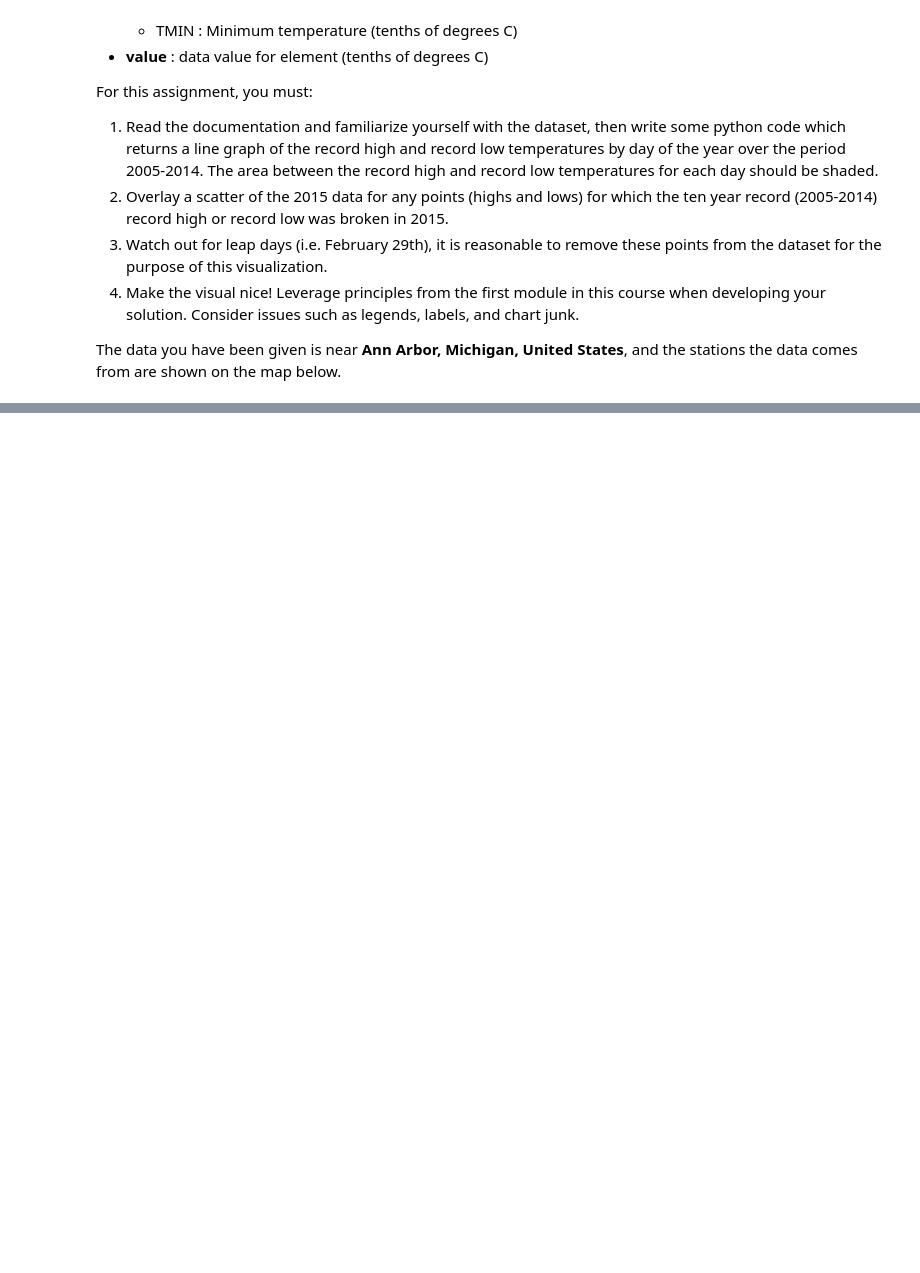
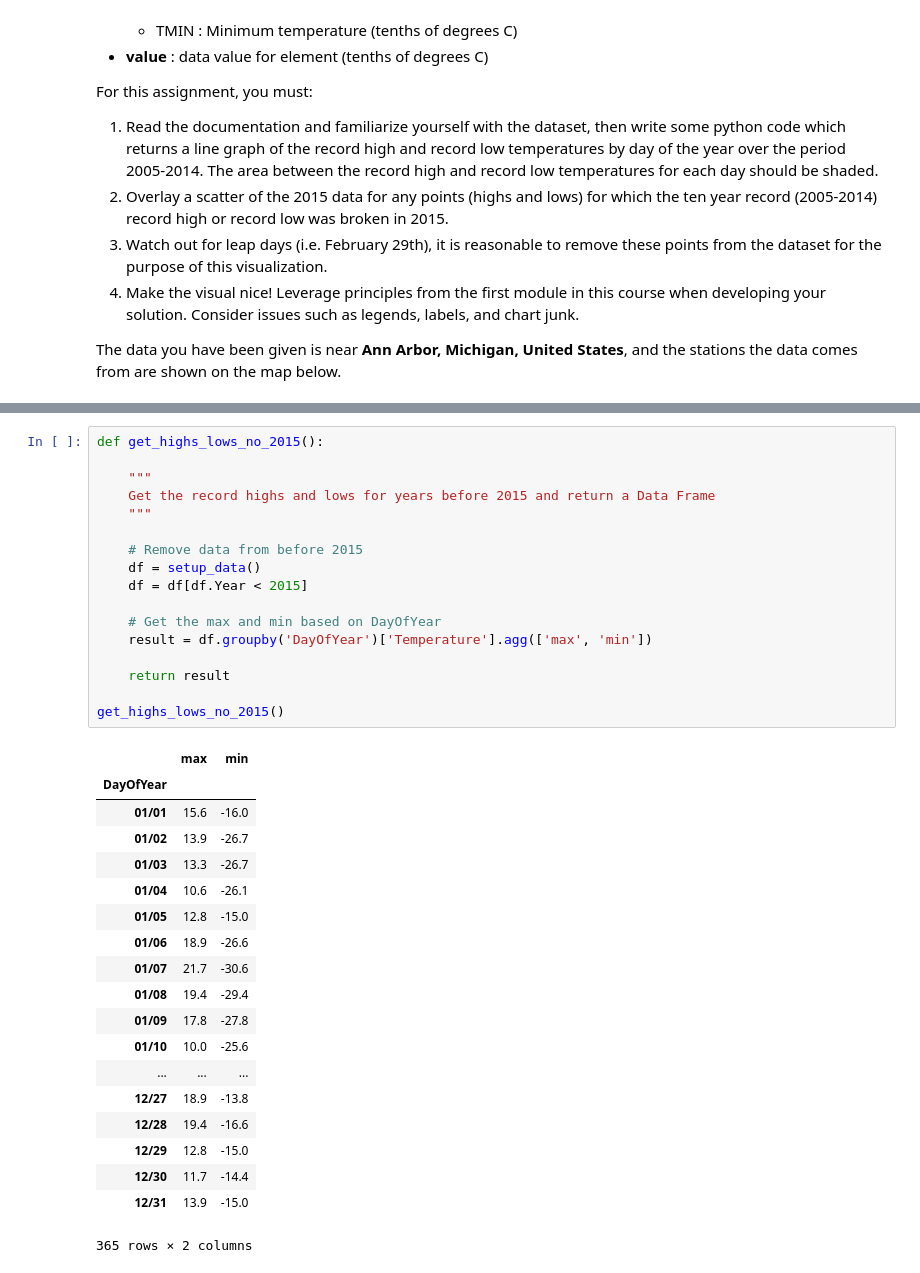
Before and after one commit to gachet/Applied-Data-Science-with-Python-University-of-Michigan, a Jupyter notebook: Course 2 - Applied Plotting, Charting & Data Representation in Python/Assignment2.ipynb, the cells around one changed output, grey strips where cells are left out. Cells and saved outputs as stored; diff of their text form; blank space fills up the shorter version.

```diff
--- a/Course 2 - Applied Plotting, Charting & Data Representation in Python/Assignment2.ipynb
+++ b/Course 2 - Applied Plotting, Charting & Data Representation in Python/Assignment2.ipynb
@@ -47,0 +89,37 @@ leaflet_plot_stations(400,'fb441e62df2d58994928907a91895ec62c2c42e6cd075c2700843
+# %%
+def get_highs_lows_no_2015():
+
+    """
+    Get the record highs and lows for years before 2015 and return a Data Frame
+    """
+
+    # Remove data from before 2015
+    df = setup_data()
+    df = df[df.Year < 2015]
+
+    # Get the max and min based on DayOfYear
+    result = df.groupby('DayOfYear')['Temperature'].agg(['max', 'min'])
+
+    return result
+
+get_highs_lows_no_2015()
+# %% [output]
+|  | max | min |
+| DayOfYear |  |  |
+| 01/01 | 15.6 | -16.0 |
+| 01/02 | 13.9 | -26.7 |
+| 01/03 | 13.3 | -26.7 |
+| 01/04 | 10.6 | -26.1 |
+| 01/05 | 12.8 | -15.0 |
+| 01/06 | 18.9 | -26.6 |
+| 01/07 | 21.7 | -30.6 |
+| 01/08 | 19.4 | -29.4 |
+| 01/09 | 17.8 | -27.8 |
+| 01/10 | 10.0 | -25.6 |
+| ... | ... | ... |
+| 12/27 | 18.9 | -13.8 |
+| 12/28 | 19.4 | -16.6 |
+| 12/29 | 12.8 | -15.0 |
+| 12/30 | 11.7 | -14.4 |
+| 12/31 | 13.9 | -15.0 |
+365 rows × 2 columns
```
Also changed, not shown: parts of 3 cells of this notebook, 13 other files.
